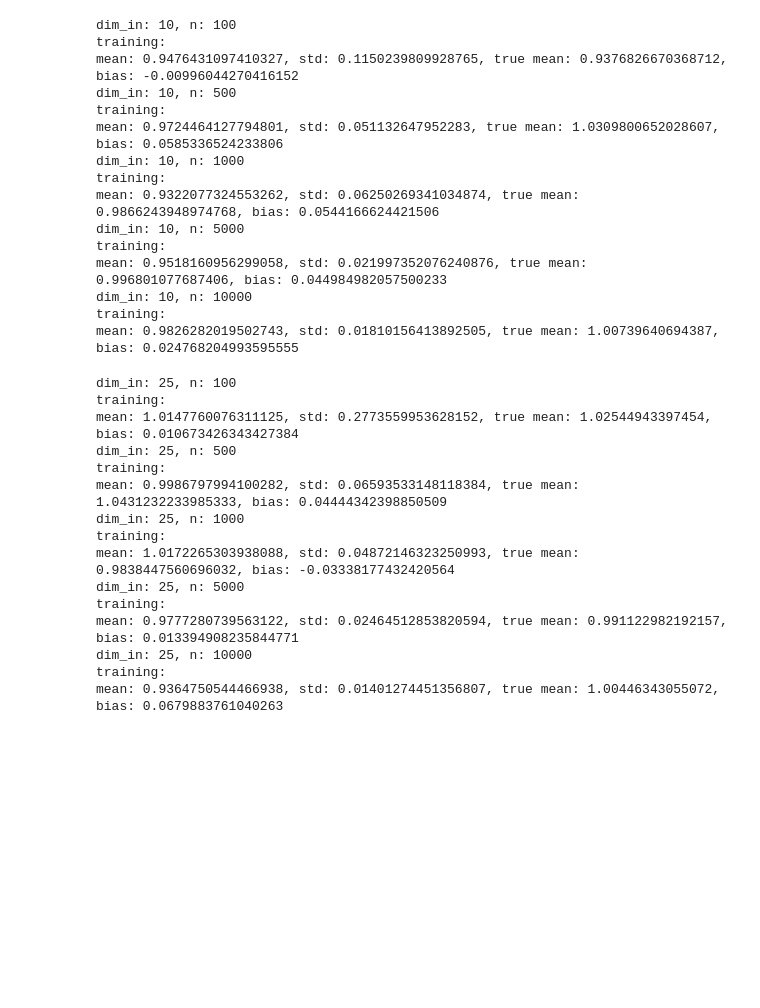
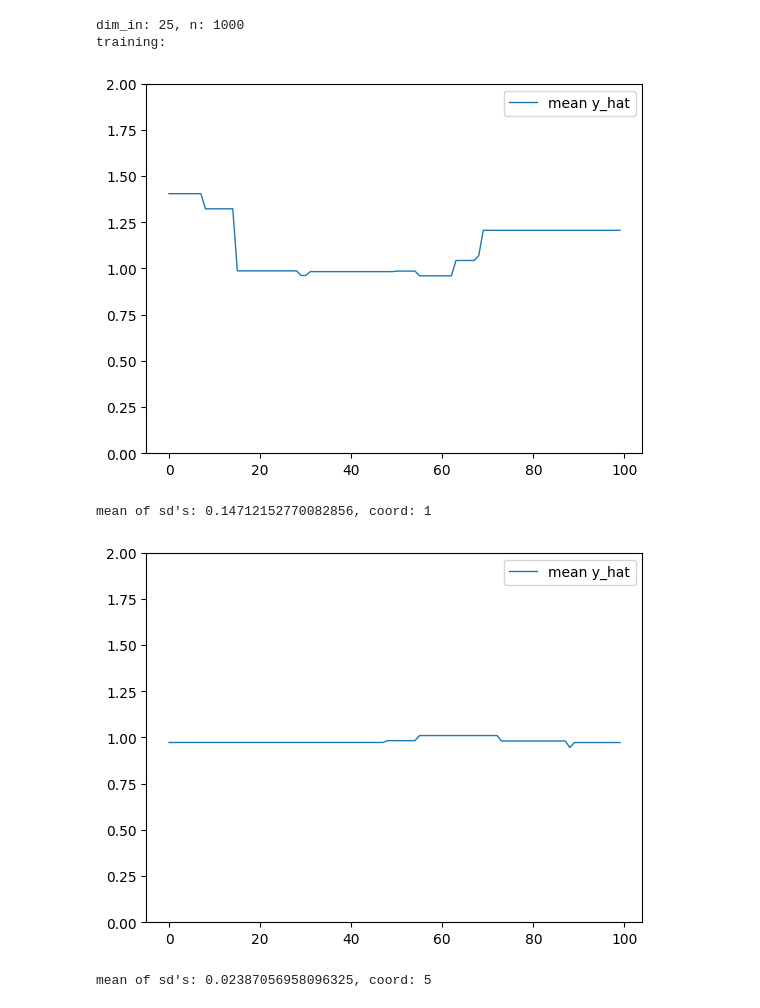
Before and after one commit to Xieyangxinyu/vie, a Jupyter notebook: functional variation.ipynb, the cells around one changed output. Drawn from its saved outputs; the diff is of its cells as text; code cells hidden in the pictures; blank space fills up the shorter version.

```diff
--- a/functional variation.ipynb
+++ b/functional variation.ipynb
@@ -230,3 +247,0 @@ def experiments(dim_in = 25, n = 100, draw_ = False):
-# %%
-for n in [100]:
-    experiments(dim_in = 20, n = n, draw_=True)
@@ -238,38 +248,15 @@ mean of sd's: 0.05847480219516303
-# %%
-for n in [100, 500, 1000, 5000, 10000]:
-    experiments(dim_in = 10, n = n)
-# %% [output]
-dim_in: 10, n: 100
-training:
-mean: 0.9476431097410327, std: 0.1150239809928765, true mean: 0.9376826670368712, bias: -0.00996044270416152
-dim_in: 10, n: 500
-training:
-mean: 0.9724464127794801, std: 0.051132647952283, true mean: 1.0309800652028607, bias: 0.0585336524233806
-dim_in: 10, n: 1000
-training:
-mean: 0.9322077324553262, std: 0.06250269341034874, true mean: 0.9866243948974768, bias: 0.0544166624421506
-dim_in: 10, n: 5000
-training:
-mean: 0.9518160956299058, std: 0.021997352076240876, true mean: 0.996801077687406, bias: 0.044984982057500233
-dim_in: 10, n: 10000
-training:
-mean: 0.9826282019502743, std: 0.01810156413892505, true mean: 1.00739640694387, bias: 0.024768204993595555
-# %%
-for n in [100, 500, 1000, 5000, 10000]:
-    experiments(dim_in = 25, n = n)
-# %% [output]
-dim_in: 25, n: 100
-training:
-mean: 1.0147760076311125, std: 0.2773559953628152, true mean: 1.02544943397454, bias: 0.010673426343427384
-dim_in: 25, n: 500
-training:
-mean: 0.9986797994100282, std: 0.06593533148118384, true mean: 1.0431232233985333, bias: 0.04444342398850509
-dim_in: 25, n: 1000
-training:
-mean: 1.0172265303938088, std: 0.04872146323250993, true mean: 0.9838447560696032, bias: -0.03338177432420564
-dim_in: 25, n: 5000
-training:
-mean: 0.9777280739563122, std: 0.02464512853820594, true mean: 0.991122982192157, bias: 0.013394908235844771
-dim_in: 25, n: 10000
-training:
-mean: 0.9364750544466938, std: 0.01401274451356807, true mean: 1.00446343055072, bias: 0.0679883761040263
+# %%
+for n in [1000]:
+    dim_in = 25
+    x = np.random.rand(n,dim_in)*2 - 1
+    y = simulate_y(x)
+    x_test, y_test = get_data(x)
+
+    experiments(x, y, x_test, y_test, n = n, draw_=True)
+# %% [output]
+dim_in: 25, n: 1000
+training:
+[figure, added]
+mean of sd's: 0.14712152770082856, coord: 1
+[figure, added]
+mean of sd's: 0.02387056958096325, coord: 5
```
Also changed, not shown: parts of 2 cells of this notebook, 2 other files.
